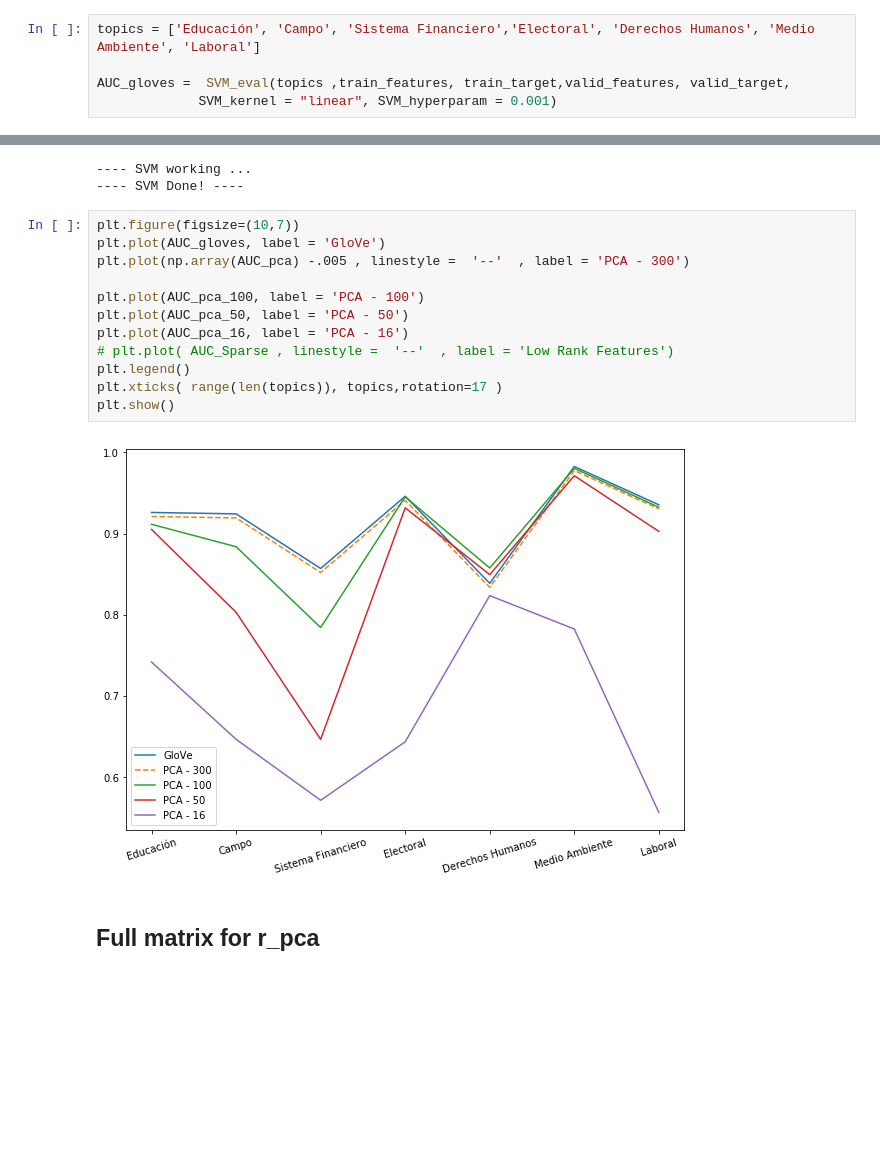
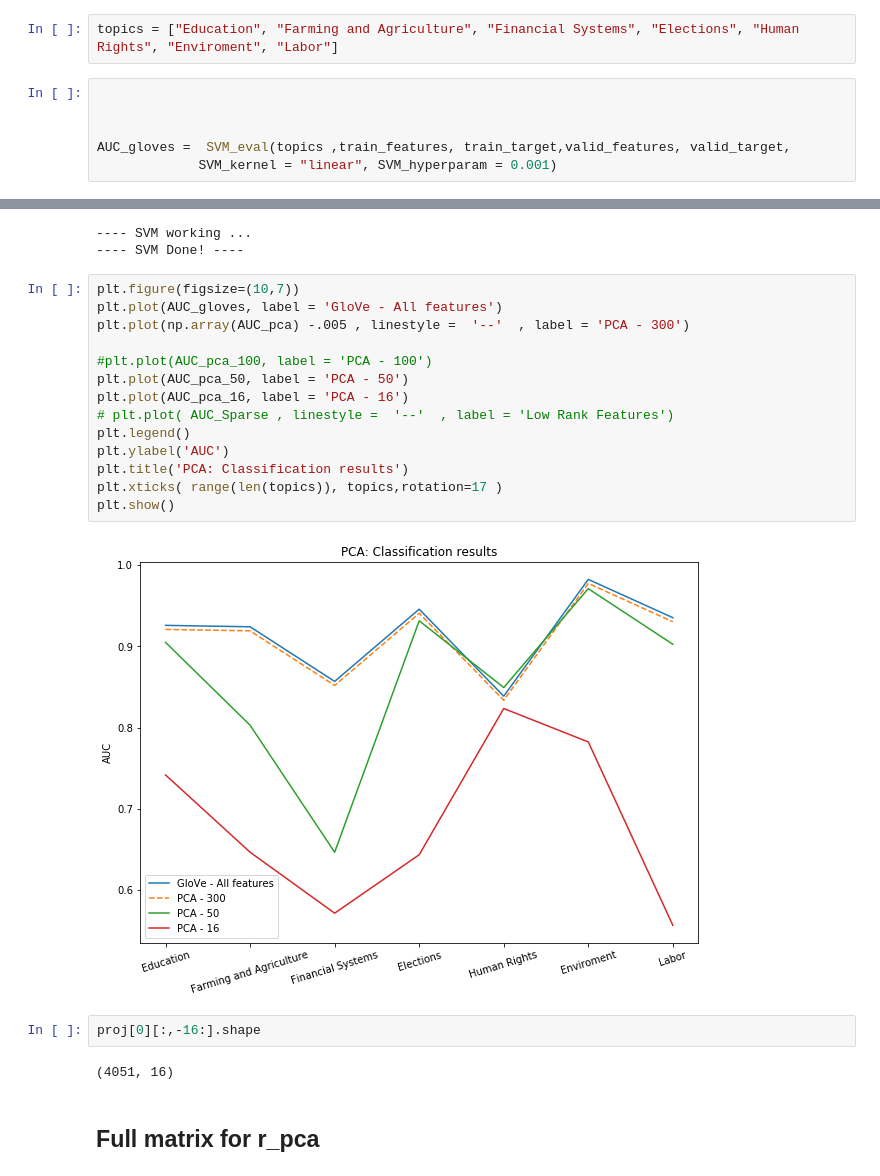
Before and after one commit to edufierro/TextDenoising, a Jupyter notebook: matrix_ denoising.ipynb, the cells around one changed output, grey strips where cells are left out. Saved outputs shown, nothing was run; the diff lists cells and outputs as text; blank space fills up the shorter version.

```diff
--- a/matrix_ denoising.ipynb
+++ b/matrix_ denoising.ipynb
@@ -296,8 +318,11 @@ def SVM_eval(topics ,train_features, train_target,valid_features, valid_target,
 
     print('---- SVM Done! ----')
     return AUC_valid
+# %%
+topics = ["Education", "Farming and Agriculture", "Financial Systems", "Elections", "Human Rights", "Enviroment", "Labor"]
 # %%
-topics = ['Educación', 'Campo', 'Sistema Financiero','Electoral', 'Derechos Humanos', 'Medio Ambiente', 'Laboral']
+
+
 
 AUC_gloves =  SVM_eval(topics ,train_features, train_target,valid_features, valid_target,
              SVM_kernel = "linear", SVM_hyperparam = 0.001)
@@ -345,18 +370,24 @@ AUC_pca_100 = SVM_eval(topics , proj[0][:,:100] , train_target, proj[1][:,:100]
 ---- SVM Done! ----
 # %%
 plt.figure(figsize=(10,7))
-plt.plot(AUC_gloves, label = 'GloVe')
+plt.plot(AUC_gloves, label = 'GloVe - All features')
 plt.plot(np.array(AUC_pca) -.005 , linestyle =  '--'  , label = 'PCA - 300')
 
-plt.plot(AUC_pca_100, label = 'PCA - 100')
+#plt.plot(AUC_pca_100, label = 'PCA - 100')
 plt.plot(AUC_pca_50, label = 'PCA - 50')
 plt.plot(AUC_pca_16, label = 'PCA - 16')
 # plt.plot( AUC_Sparse , linestyle =  '--'  , label = 'Low Rank Features')
 plt.legend()
+plt.ylabel('AUC')
+plt.title('PCA: Classification results')
 plt.xticks( range(len(topics)), topics,rotation=17 )
 plt.show()
 # %% [output]
-[figure, old version]
+[figure, new version]
+# %%
+proj[0][:,-16:].shape
+# %% [output]
+(4051, 16)
 # %% [markdown]
 ## Full matrix for r_pca
 # %%
```
Also changed, not shown: parts of 20 cells of this notebook, 5 other files.
